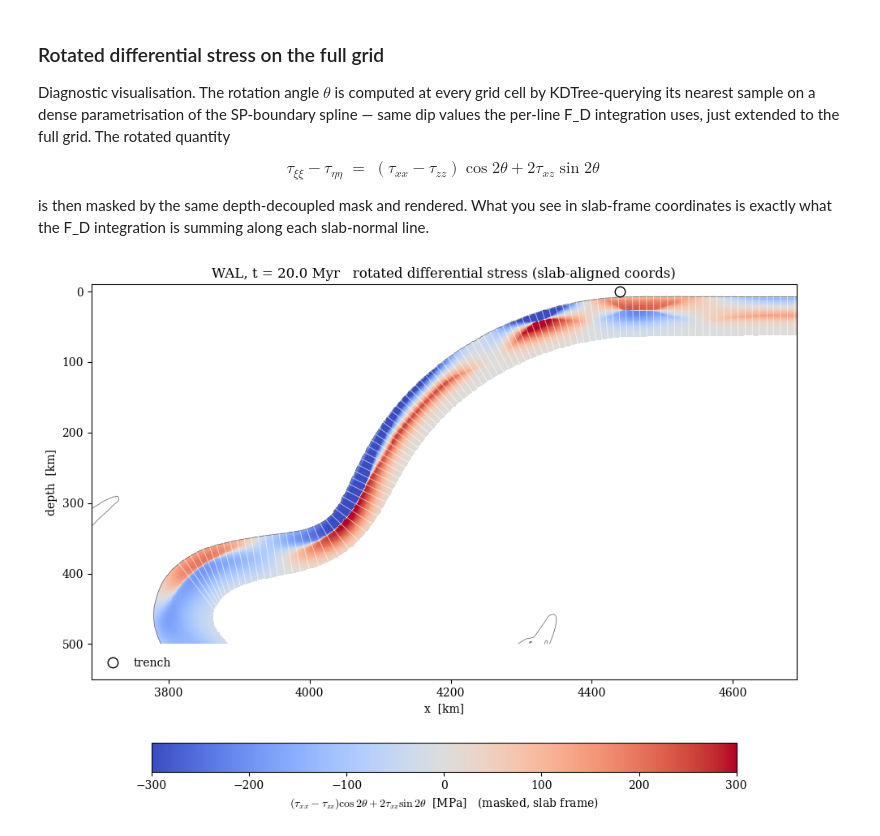
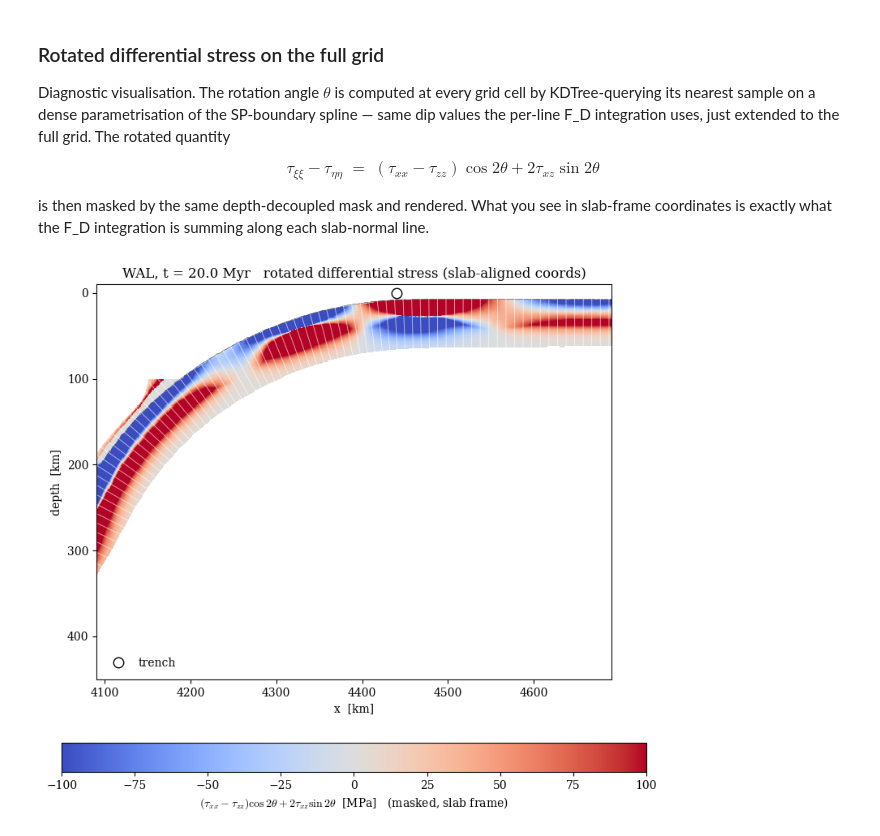
Before and after one commit to dansand/trench_pull_fluidity, a Jupyter notebook: notebooks/further_analysis/fluidity_slab_normal_FD.ipynb, the cells around one changed output. Drawn from its saved outputs; the diff is of its cells as text; code cells hidden in the pictures.

```diff
--- a/notebooks/further_analysis/fluidity_slab_normal_FD.ipynb
+++ b/notebooks/further_analysis/fluidity_slab_normal_FD.ipynb
@@ -833,37 +915,37 @@ diff_rot_masked = np.where(mask_grid, diff_rot_grid * 1e-6, np.nan)
 fig, ax = plt.subplots(figsize=(13, 7))
 
 im = ax.pcolormesh(x*1e-3, z*1e-3, diff_rot_masked,
-                   cmap='coolwarm', shading='auto', vmin=-300, vmax=+300)
+                   cmap='coolwarm', shading='auto', vmin=-100, vmax=+100)
 cbar = fig.colorbar(im, ax=ax, orientation='horizontal',
                     fraction=0.06, pad=0.13,
                     label=r'$(\tau_{xx}-\tau_{zz})\cos 2\theta + 2\tau_{xz}\sin 2\theta$  [MPa]   '
                           '(masked, slab frame)')
 
 # SP=0.5 contour for reference
 for seg in segments:
     ax.plot(seg[:, 0]*1e-3, seg[:, 1]*1e-3, color='0.35', lw=0.5)
 #ax.plot(slab_top[:, 0]*1e-3, slab_top[:, 1]*1e-3, color='magenta', lw=2.0,
 #        label='SP-boundary tracker (smoothed)')
 
 # Slab-normal lines + eval points
 for i in range(len(x_eval)):
     ax.plot(X_lines[i]*1e-3, Z_lines[i]*1e-3, color='white', lw=0.7, alpha=0.6)
 #ax.scatter(x_eval*1e-3, z_eval*1e-3, color='magenta', s=14, zorder=5)
 
 ax.plot(tloc*1e-3, 0, 'wo', mec='k', ms=9, zorder=6, label='trench')
 
 ax.invert_yaxis()
-ax.set_xlim((tloc - 750e3)*1e-3, (tloc + 250e3)*1e-3)
-ax.set_ylim(MAX_DEPTH_KM + 150, -10)
+ax.set_xlim((tloc - 350e3)*1e-3, (tloc + 250e3)*1e-3)
+ax.set_ylim(MAX_DEPTH_KM + 50, -10)
 ax.set_aspect('equal')
 ax.set_xlabel('x  [km]')
 ax.set_ylabel('depth  [km]')
 ax.set_title(f'{MODEL_KEY}, t = {t_yr/1e6:.1f} Myr   '
              'rotated differential stress (slab-aligned coords)')
 ax.legend(loc='lower left', frameon=False, fontsize=10)
 fig.tight_layout()
 fig.savefig(figures_dir / f'rotated_diff_stress_{MODEL_KEY}_f{TIMESTEP_INDEX}.png',
               bbox_inches='tight', dpi=200)
 plt.show()
 # %% [output]
-[figure, old version]
+[figure, new version]
```
Also changed, not shown: parts of 9 cells of this notebook, 11 other files.
